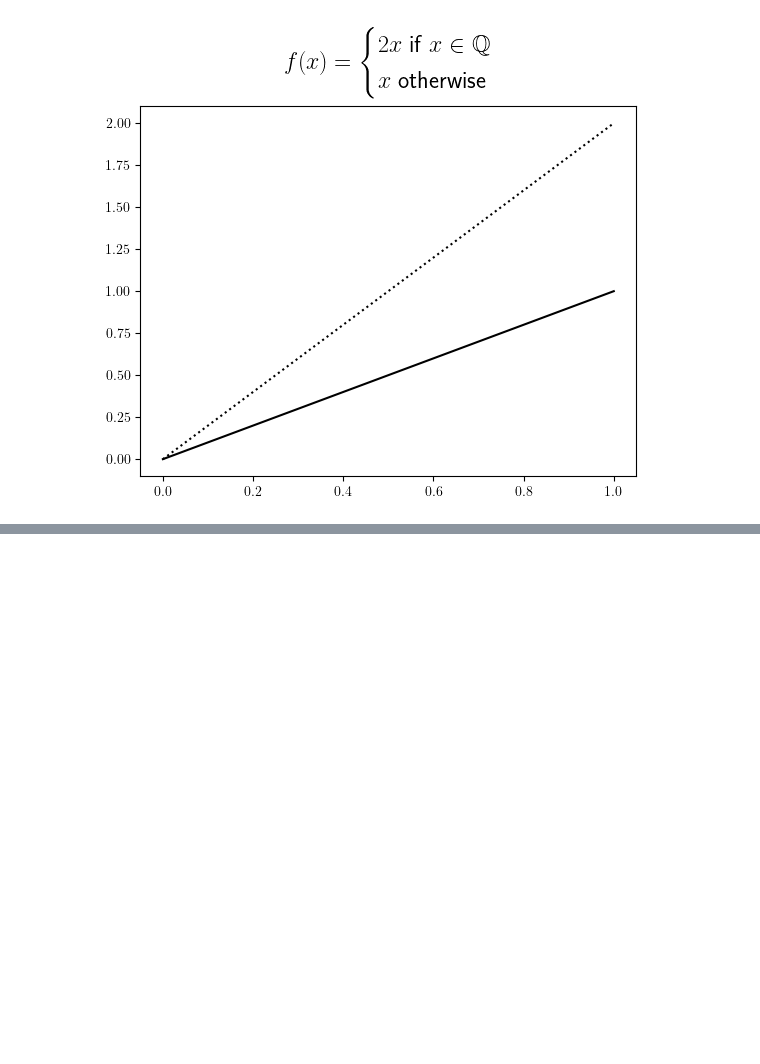
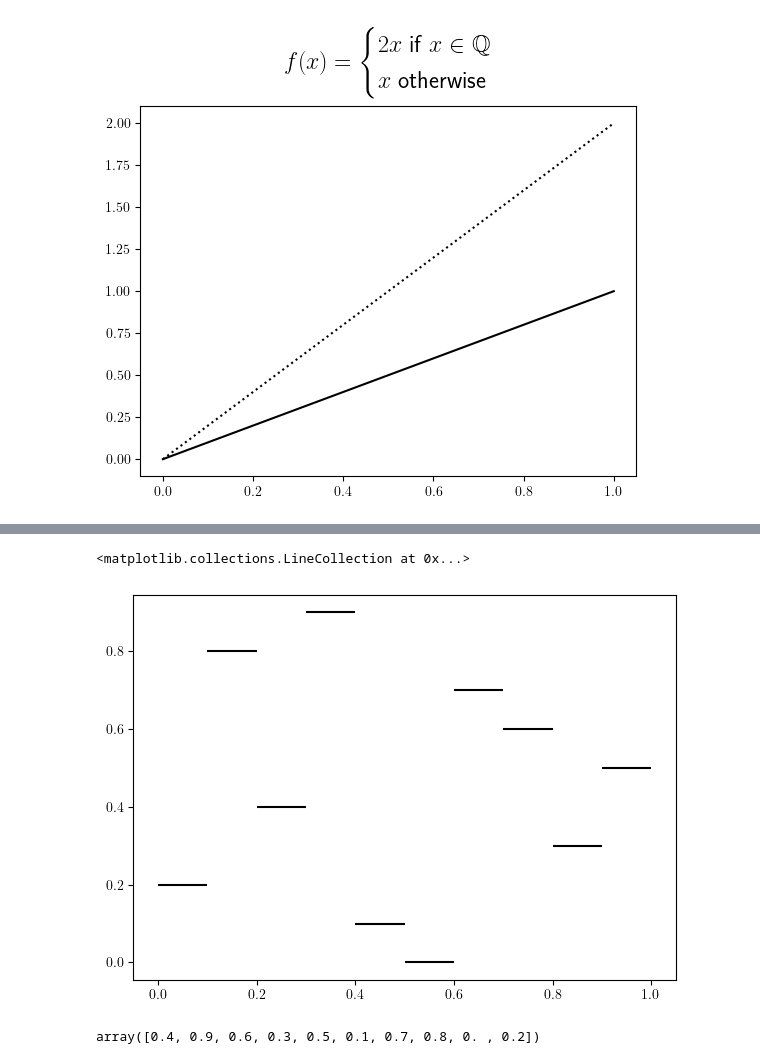
Before and after one commit to cjsoltermann/MAT347Presentation, a Jupyter notebook: figureNotebook.ipynb, the cells around one changed output, grey strips where cells are left out. Drawn from its saved outputs; the diff is of its cells as text; code cells hidden in the pictures; blank space fills up the shorter version.

```diff
--- a/figureNotebook.ipynb
+++ b/figureNotebook.ipynb
@@ -93,0 +100,25 @@ array([0.        , 0.11111111, 0.22222222, 0.33333333, 0.44444444,
+# %%
+fig, ax = plt.subplots(figsize=(7,5))
+
+x = np.linspace(0,1,10)
+y = np.round(x,1) + 0.1
+
+
+# ax.stairs(y[1:], x, color='black', baseline=y[1:], where="post")
+# ax.hlines(y, x, x + 0.1, color='black')
+# ax.hlines([0.5, 1], [0, 0.5], [0.5, 1])
+ax.hlines(np.random.default_rng().permuted(np.trunc(10 * np.linspace(0,1,10,endpoint=False)) / 10),
+          np.linspace(0,1,10, endpoint=False),
+          np.linspace(0,1,10, endpoint=False) + 0.1,
+          color='black')
+
+# ax.stairs(np.random.default_rng().permuted(np.trunc(10 * np.linspace(0,1,10,endpoint=False)) / 10),
+#           np.linspace(0,1,11, endpoint=True),
+#           color='black')
+# %% [output]
+<matplotlib.collections.LineCollection at 0x...>
+[figure, added]
+# %%
+np.random.default_rng().permuted(np.trunc(10 * np.linspace(0,1,10,endpoint=False)) / 10)
+# %% [output]
+array([0.4, 0.9, 0.6, 0.3, 0.5, 0.1, 0.7, 0.8, 0. , 0.2])
```
Also changed, not shown: parts of 2 cells of this notebook, 1 other file.
